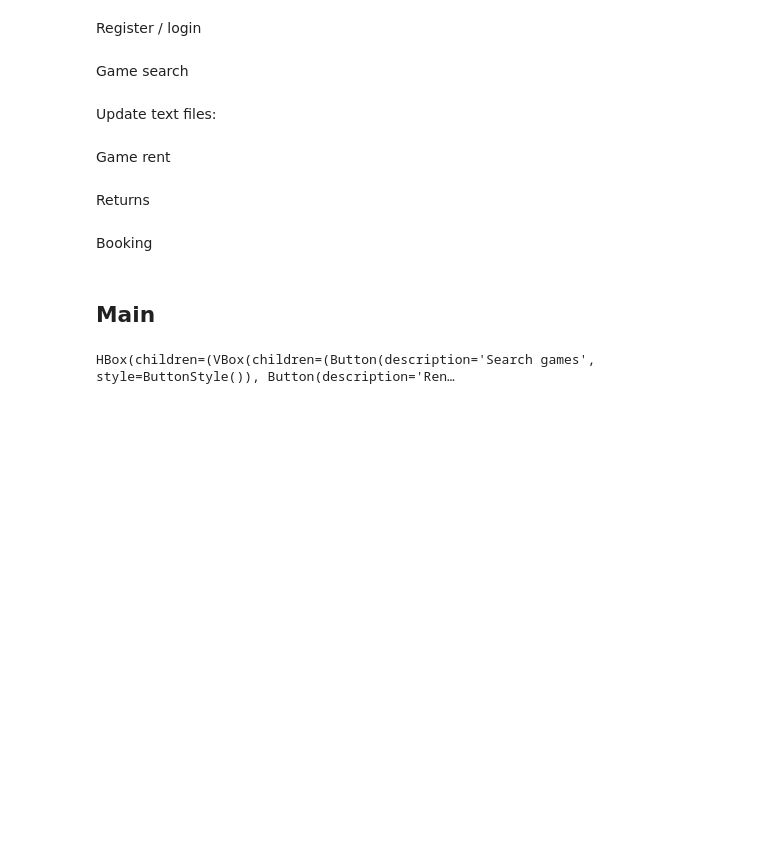
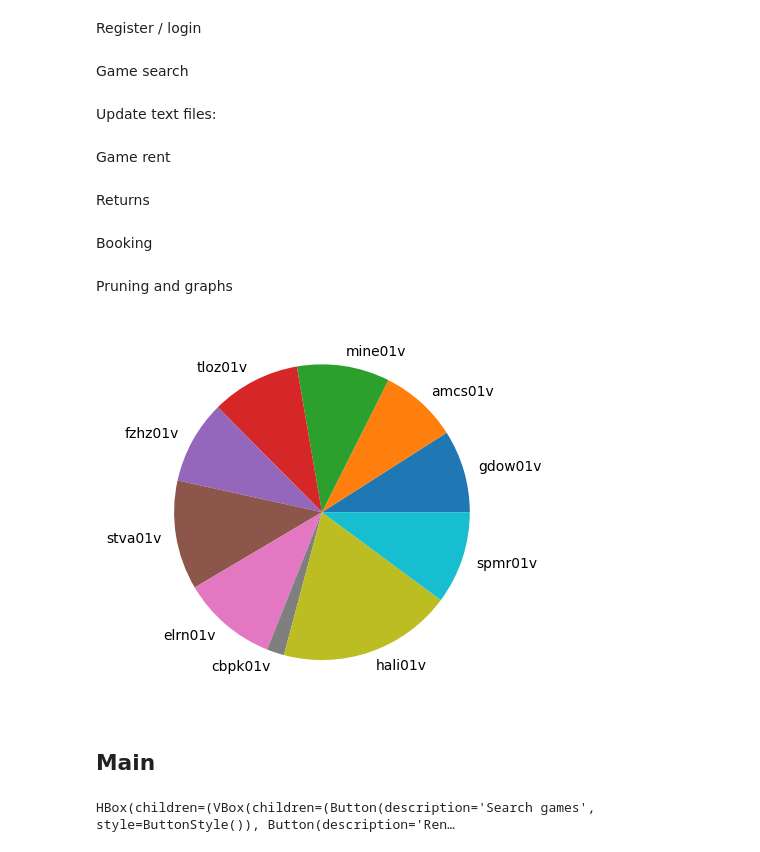
Before and after one commit to tomvangasse/game-store-manager, a Jupyter notebook: tomsMenuProgram.ipynb, the cells around one changed output. Saved outputs shown, nothing was run; the diff lists cells and outputs as text; code cells hidden in the pictures; blank space fills up the shorter version.

Commit message:
Feat: rental limit Feat: Inventory graphing

```diff
--- a/tomsMenuProgram.ipynb
+++ b/tomsMenuProgram.ipynb
@@ -361,7 +398,7 @@ def rentGameMain(gameID, userID):
 Returns
 # %%
 import datetime
-import feedbackManager as fbTV
+import feedbackManager as fmTV
 
 
 def getRentalList():
@@ -455,7 +492,7 @@ def returnGame(userID, gameID):
 # Feedback
 
 def feedback(gameID, rating, comment):
-    fbTV.add_feedback(gameID, rating, comment, "Game_Feedback.txt")
+    fmTV.add_feedback(gameID, rating, comment, "Game_Feedback.txt")
     return
 
 def updateFeedback():
@@ -522,6 +555,67 @@ def bookingMain(userID, selectedDate, time, guests):
     updateBooking(userID, selectedDate, time, guests)
     with output:
         print(f"Booking confirmed for {userID} on {selectedDate}")
+# %% [markdown]
+Pruning and graphs
+# %%
+from typing_extensions import final
+import matplotlib.pyplot as plt
+%matplotlib inline
+import numpy as np
+
+
+# headers = ["GameID", "Rating", "Comments"]
+# writer = csv.DictWriter(open("Game_Feedback.txt", mode="w", newline=""), fieldnames=headers)
+# writer.writeheader()
+
+
+# def getBoardFeedbackYaxis():
+#     boardFeedbackArray = []
+#     boardDict = getBoardDict()
+#     feedback = fmTV.load_feedback()
+#     for item in feedback:
+#         if item["GameID"] in boardDict:
+#             boardFeedbackArray.append(item["Rating"])
+#     return boardFeedbackArray
+
+def getVideoFeedbackList():
+    videoDict = getVideoDict()
+    feedback = fmTV.load_feedback()
+    if feedback == []:
+        return [[], []]
+
+    gameRatings = {}
+    for item in feedback:
+        gameID = item["GameID"]
+        if gameID in videoDict:
+            if gameID not in gameRatings:
+                gameRatings[gameID] = []
+            gameRatings[gameID].append(item["Rating"])
+
+    xAxis = []
+    yAxis = []
+    for gameID, ratingsList in gameRatings.items():
+        if ratingsList:
+            averageRating = sum(ratingsList) / len(ratingsList)
+            xAxis.append(gameID)
+            yAxis.append(averageRating)
+
+    return [xAxis, yAxis]
+
+# def plotBoardGraph():
+#     plt.bar(np.array(getBoardFeedbackYaxis()))
+#     with output:
+#         plt.show()
+
+def plotVideoGraph():
+    x, y = getVideoFeedbackList()
+    plt.pie(np.array(y), labels=x)
+
+    plt.show()
+
+plotVideoGraph()
+# %% [output]
+[figure, added]
 # %% [markdown]
 ## Main
 # %%
```
Also changed, not shown: parts of 5 cells of this notebook.
